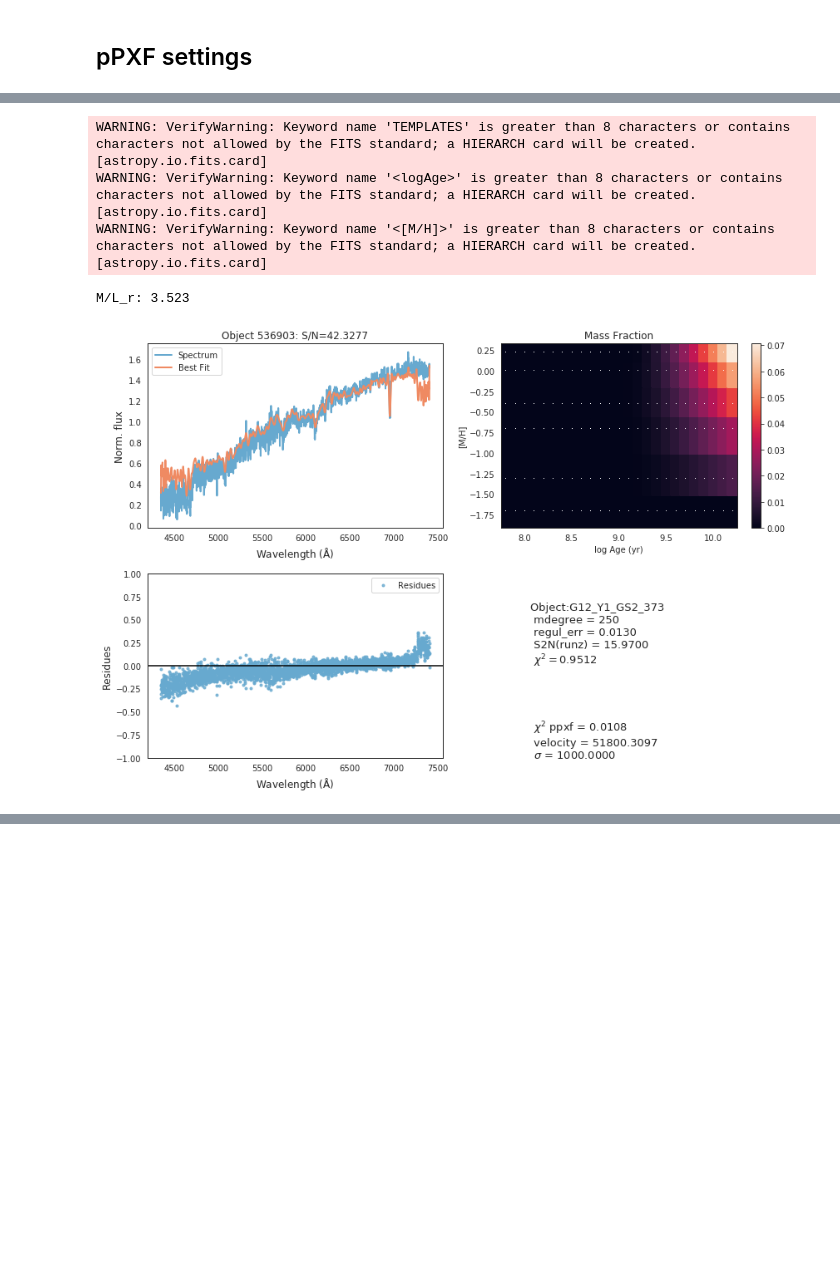
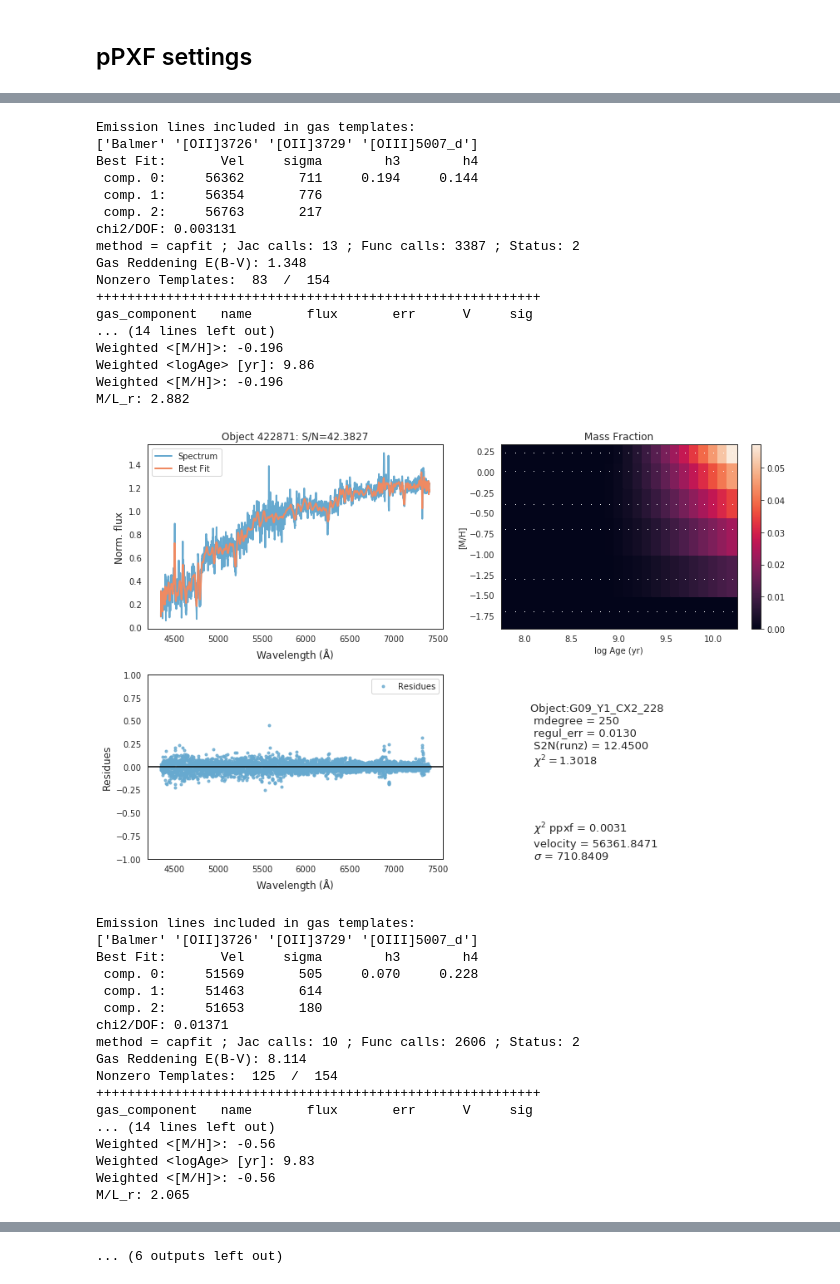
Before and after one commit to mdastro/UVupturn-RSGs, a Jupyter notebook: SEDFitting/pPXF_results_ToFITS.ipynb, the cells around one changed output, grey strips where cells are left out. Cells and saved outputs as stored; diff of their text form; code cells hidden in the pictures; blank space fills up the shorter version.

```diff
--- a/SEDFitting/pPXF_results_ToFITS.ipynb
+++ b/SEDFitting/pPXF_results_ToFITS.ipynb
@@ -124,8 +124,8 @@ mass2light = ['MASS2LIGHT_R']
 ids        = ['CATAID']
 redshifts  = ['Z']
 # %%
-# for each_sed in range(len(seds_list)):
-for each_sed in range(1):
+for each_sed in range(len(seds_list)):
+# for each_sed in range(1):
 
     # settings for the progress bar widget above: does not influence in ppxf -----------------------------------------
     bar.value += each_sed/2.                                          # signal to increment the progress bar
@@ -255,23 +255,23 @@ for each_sed in range(1):
     output_df.to_csv(os.path.join('./Results/', 'fit_'+basename+'.csv'), index=False)
 
     #### HDU METADATA ------------------------------------------------------------------------------------------------
-    metadata              = pf.Header()
-    metadata['CATAID']    = cataid
-    metadata['SPECID']    = sed_header['SPECID']
-    metadata['Z']         = redshift
-    metadata['FIT_CODE']  = 'pPXF'
-    metadata['TEMPLATES'] = 'MILES'
-    metadata['COMMENT']   = 'MILES library covers the range of wavelength 3540-7409'
-    metadata['WMIN']      = wl_min
-    metadata['WMAX']      = wl_max
-    metadata['mdegree']   = mdegree
-    metadata['<logAge>']  = miles.mean_age_metal(stellar_weights)[0]
-    metadata['<[M/H]>']   = miles.mean_age_metal(stellar_weights)[1]
-    metadata['M2L_r']     = miles.mass_to_light(stellar_weights, band="r")
-    metadata['SIGMA']     = sigma
-    metadata['VELOCITY']  = velocity
-    metadata['DATE']      = dt.datetime.now().strftime("%d/%m/%Y")
-    metadata['TIME']      = dt.datetime.now().strftime("%H:%M:%S")
+    metadata             = pf.Header()
+    metadata['CATAID']   = cataid
+    metadata['SPECID']   = sed_header['SPECID']
+    metadata['Z']        = redshift
+    metadata['FIT_CODE'] = 'pPXF'
+    metadata['LIB']      = 'MILES'
+    metadata['COMMENT']  = 'MILES library covers the range of wavelength 3540-7409'
+    metadata['WMIN']     = wl_min
+    metadata['WMAX']     = wl_max
+    metadata['mdegree']  = mdegree
+    metadata['LogAGE']   = miles.mean_age_metal(stellar_weights)[0]
+    metadata['MET_M2H']  = miles.mean_age_metal(stellar_weights)[1]
+    metadata['M2L_r']    = miles.mass_to_light(stellar_weights, band="r")
+    metadata['SIGMA']    = sigma
+    metadata['VELOCITY'] = velocity
+    metadata['DATE']     = dt.datetime.now().strftime("%d/%m/%Y")
+    metadata['TIME']     = dt.datetime.now().strftime("%H:%M:%S")
 
     primary_hdu = pf.PrimaryHDU(header=metadata)
 
@@ -348,5 +349,35 @@ Weighted <[M/H]>: -0.197
-WARNING: VerifyWarning: Keyword name 'TEMPLATES' is greater than 8 characters or contains characters not allowed by the FITS standard; a HIERARCH card will be created. [astropy.io.fits.card]
-WARNING: VerifyWarning: Keyword name '<logAge>' is greater than 8 characters or contains characters not allowed by the FITS standard; a HIERARCH card will be created. [astropy.io.fits.card]
-WARNING: VerifyWarning: Keyword name '<[M/H]>' is greater than 8 characters or contains characters not allowed by the FITS standard; a HIERARCH card will be created. [astropy.io.fits.card]
+Emission lines included in gas templates:
+['Balmer' '[OII]3726' '[OII]3729' '[OIII]5007_d']
+Best Fit:       Vel     sigma        h3        h4
+ comp. 0:     56362       711     0.194     0.144
+ comp. 1:     56354       776
+ comp. 2:     56763       217
+chi2/DOF: 0.003131
+method = capfit ; Jac calls: 13 ; Func calls: 3387 ; Status: 2
+Gas Reddening E(B-V): 1.348
+Nonzero Templates:  83  /  154
++++++++++++++++++++++++++++++++++++++++++++++++++++++++++
+gas_component   name       flux       err      V     sig
+... (14 lines left out)
+Weighted <[M/H]>: -0.196
+Weighted <logAge> [yr]: 9.86
+Weighted <[M/H]>: -0.196
+M/L_r: 2.882
+[figure, added]
-M/L_r: 3.523
+Emission lines included in gas templates:
+['Balmer' '[OII]3726' '[OII]3729' '[OIII]5007_d']
+Best Fit:       Vel     sigma        h3        h4
+ comp. 0:     51569       505     0.070     0.228
+ comp. 1:     51463       614
+ comp. 2:     51653       180
+chi2/DOF: 0.01371
+method = capfit ; Jac calls: 10 ; Func calls: 2606 ; Status: 2
+Gas Reddening E(B-V): 8.114
+Nonzero Templates:  125  /  154
++++++++++++++++++++++++++++++++++++++++++++++++++++++++++
+gas_component   name       flux       err      V     sig
+... (14 lines left out)
+Weighted <[M/H]>: -0.56
+Weighted <logAge> [yr]: 9.83
+Weighted <[M/H]>: -0.56
+M/L_r: 2.065
-[figure]
@@ -353,3 +439,4 @@ M/L_r: 3.523
+... (6 outputs left out)
 # %%
 ### Saving outputs as dataframe ----------------------------------------------------------------------------------
 ids        = np.array(ids)
```
Also changed, not shown: parts of 2 cells of this notebook, 26 other files.
